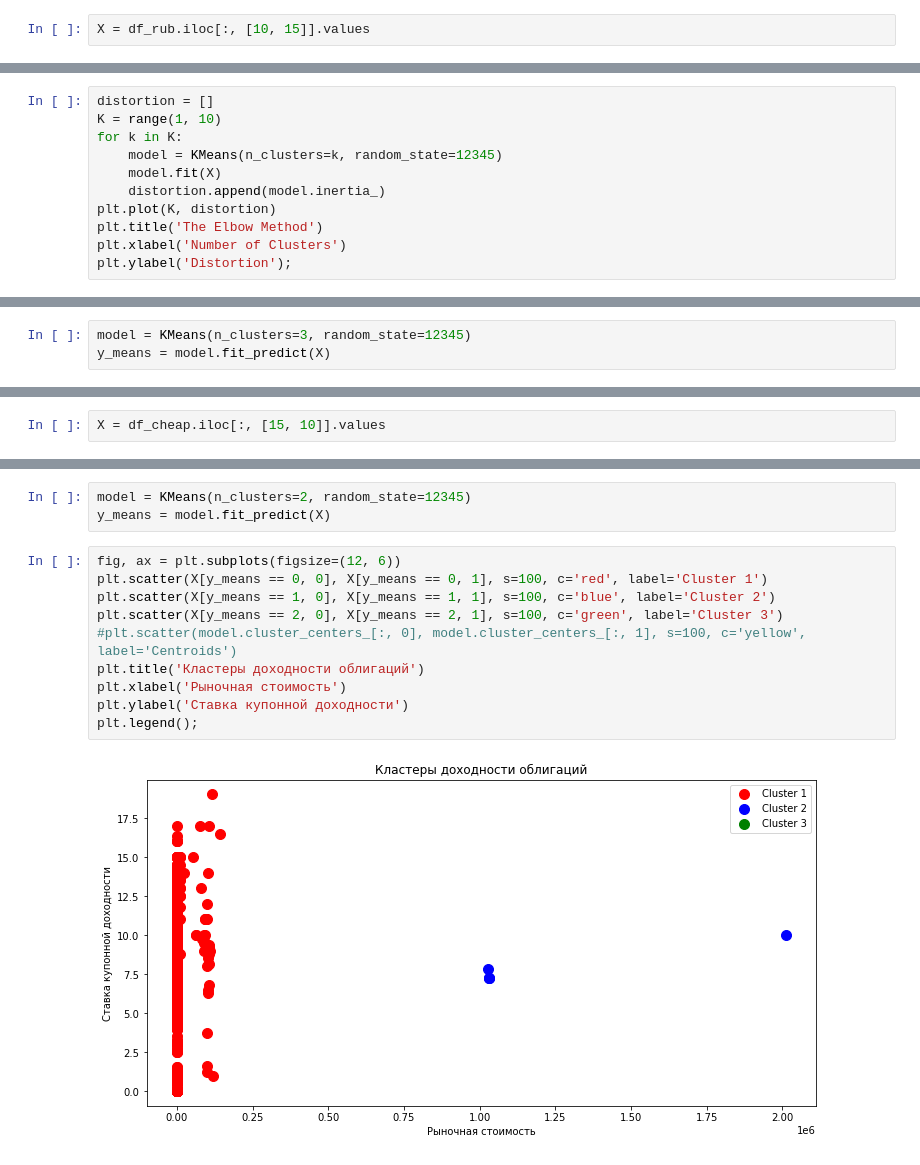
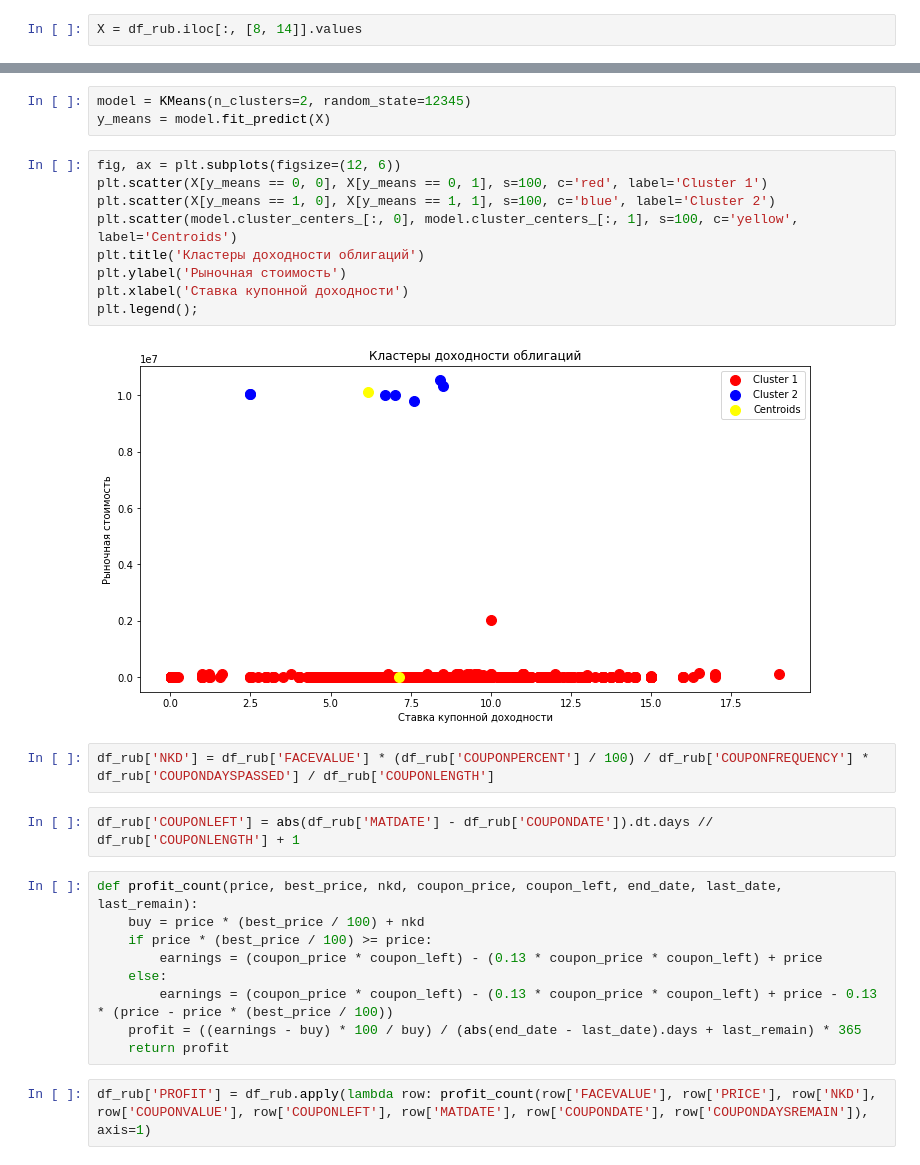
Before and after one commit to pavelzylkov/sber_da, a Jupyter notebook: final project/final_project.ipynb, the cells around one changed output, grey strips where cells are left out. Saved outputs shown, nothing was run; the diff lists cells and outputs as text.

```diff
--- a/final project/final_project.ipynb
+++ b/final project/final_project.ipynb
@@ -100,2 +68,2 @@ df_rub.head(10)
 # %%
-X = df_rub.iloc[:, [10, 15]].values
+X = df_rub.iloc[:, [8, 14]].values
@@ -114,11 +69,0 @@ df_rub.iloc[:, [15]].describe()
-# %%
-distortion = []
-K = range(1, 10)
-for k in K:
-    model = KMeans(n_clusters=k, random_state=12345)
-    model.fit(X)
-    distortion.append(model.inertia_)
-plt.plot(K, distortion)
-plt.title('The Elbow Method')
-plt.xlabel('Number of Clusters')
-plt.ylabel('Distortion');
@@ -127,3 +69,0 @@ plt.ylabel('Distortion');
-# %%
-model = KMeans(n_clusters=3, random_state=12345)
-y_means = model.fit_predict(X)
@@ -153,5 +70,3 @@ df_cheap = df_rub[df_rub['CLUSTER']==0]
-# %%
-X = df_cheap.iloc[:, [15, 10]].values
 # %%
 distortion = []
 K = range(1, 10)
@@ -171,12 +86,26 @@ y_means = model.fit_predict(X)
 # %%
 fig, ax = plt.subplots(figsize=(12, 6))
 plt.scatter(X[y_means == 0, 0], X[y_means == 0, 1], s=100, c='red', label='Cluster 1')
 plt.scatter(X[y_means == 1, 0], X[y_means == 1, 1], s=100, c='blue', label='Cluster 2')
-plt.scatter(X[y_means == 2, 0], X[y_means == 2, 1], s=100, c='green', label='Cluster 3')
-#plt.scatter(model.cluster_centers_[:, 0], model.cluster_centers_[:, 1], s=100, c='yellow', label='Centroids')
+plt.scatter(model.cluster_centers_[:, 0], model.cluster_centers_[:, 1], s=100, c='yellow', label='Centroids')
 plt.title('Кластеры доходности облигаций')
-plt.xlabel('Рыночная стоимость')
-plt.ylabel('Cтавка купонной доходности')
+plt.ylabel('Рыночная стоимость')
+plt.xlabel('Cтавка купонной доходности')
 plt.legend();
 # %% [output]
-[figure, old version]
+[figure, new version]
+# %%
+df_rub['NKD'] = df_rub['FACEVALUE'] * (df_rub['COUPONPERCENT'] / 100) / df_rub['COUPONFREQUENCY'] * df_rub['COUPONDAYSPASSED'] / df_rub['COUPONLENGTH']
+# %%
+df_rub['COUPONLEFT'] = abs(df_rub['MATDATE'] - df_rub['COUPONDATE']).dt.days // df_rub['COUPONLENGTH'] + 1
+# %%
+def profit_count(price, best_price, nkd, coupon_price, coupon_left, end_date, last_date, last_remain):
+    buy = price * (best_price / 100) + nkd
+    if price * (best_price / 100) >= price:
+        earnings = (coupon_price * coupon_left) - (0.13 * coupon_price * coupon_left) + price
+    else:
+        earnings = (coupon_price * coupon_left) - (0.13 * coupon_price * coupon_left) + price - 0.13 * (price - price * (best_price / 100))
+    profit = ((earnings - buy) * 100 / buy) / (abs(end_date - last_date).days + last_remain) * 365
+    return profit
+# %%
+df_rub['PROFIT'] = df_rub.apply(lambda row: profit_count(row['FACEVALUE'], row['PRICE'], row['NKD'], row['COUPONVALUE'], row['COUPONLEFT'], row['MATDATE'], row['COUPONDATE'], row['COUPONDAYSREMAIN']), axis=1)
```
Also changed, not shown: parts of 22 cells of this notebook.
